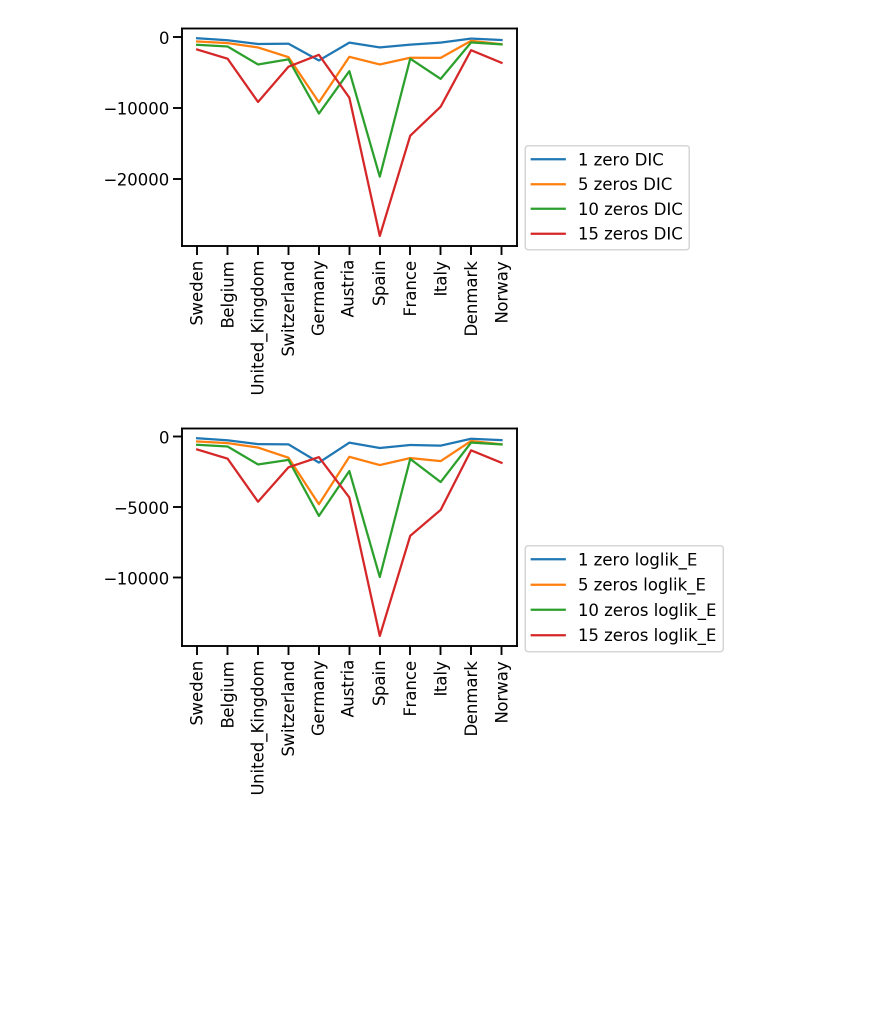
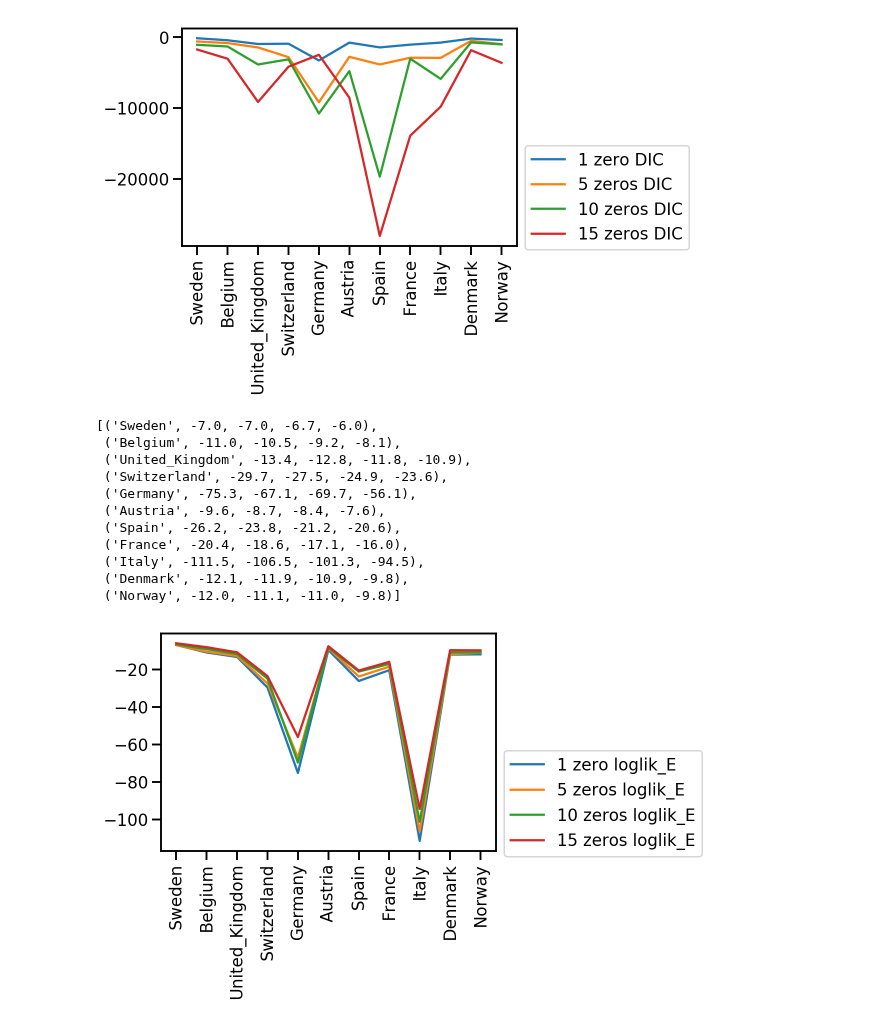
Before and after one commit to yoavram-lab/EffectiveNPI, a Jupyter notebook: src/model_selection_reports/zeros_selection.ipynb, the cells around one changed output. Saved outputs shown, nothing was run; the diff lists cells and outputs as text; code cells hidden in the pictures; blank space fills up the shorter version.

```diff
--- a/src/model_selection_reports/zeros_selection.ipynb
+++ b/src/model_selection_reports/zeros_selection.ipynb
@@ -41,8 +44,10 @@ def calc_stats(countries,dir_name):
     lnprobs = []
     for country_name in countries:
         load_data(dir_name+country_name+'.npz',country_name)
-        dic_arr.append(calc_DIC())
+#         dic_arr.append(calc_DIC())
         loglik_arr.append(calc_LoglikMAP())
         lnprobs.append(lnprobability.mean())
     return dic_arr,loglik_arr,lnprobs
+def round_list(lst):
+    return [round(v,1) for v in lst]
 # %% [output]
@@ -76,13 +83,27 @@ plt.xticks(np.arange(11),countries,rotation=90);
 # %%
 import matplotlib.pyplot as plt
 plt.plot(one[1],label='1 zero loglik_E')
 plt.plot(five[1],label='5 zeros loglik_E')
 plt.plot(ten[1], label='10 zeros loglik_E')
 plt.plot(fiveteen[1], label='15 zeros loglik_E')
 plt.legend(bbox_to_anchor=(1, 0.5));
 plt.xticks(np.arange(11),countries,rotation=90);
+
+list(zip(countries,round_list(one[1]),round_list(five[1]),round_list(ten[1]),round_list(fiveteen[1])
+        ))
 # %% [output]
+[('Sweden', -7.0, -7.0, -6.7, -6.0),
+ ('Belgium', -11.0, -10.5, -9.2, -8.1),
+ ('United_Kingdom', -13.4, -12.8, -11.8, -10.9),
+ ('Switzerland', -29.7, -27.5, -24.9, -23.6),
+ ('Germany', -75.3, -67.1, -69.7, -56.1),
+ ('Austria', -9.6, -8.7, -8.4, -7.6),
+ ('Spain', -26.2, -23.8, -21.2, -20.6),
+ ('France', -20.4, -18.6, -17.1, -16.0),
+ ('Italy', -111.5, -106.5, -101.3, -94.5),
+ ('Denmark', -12.1, -11.9, -10.9, -9.8),
+ ('Norway', -12.0, -11.1, -11.0, -9.8)]
-[figure, old version]
+[figure, new version]
 # %%
 import matplotlib.pyplot as plt
 plt.plot(one[2],label='1 zero E_loglik')
```
Also changed, not shown: parts of 8 cells of this notebook, 3 other files.
